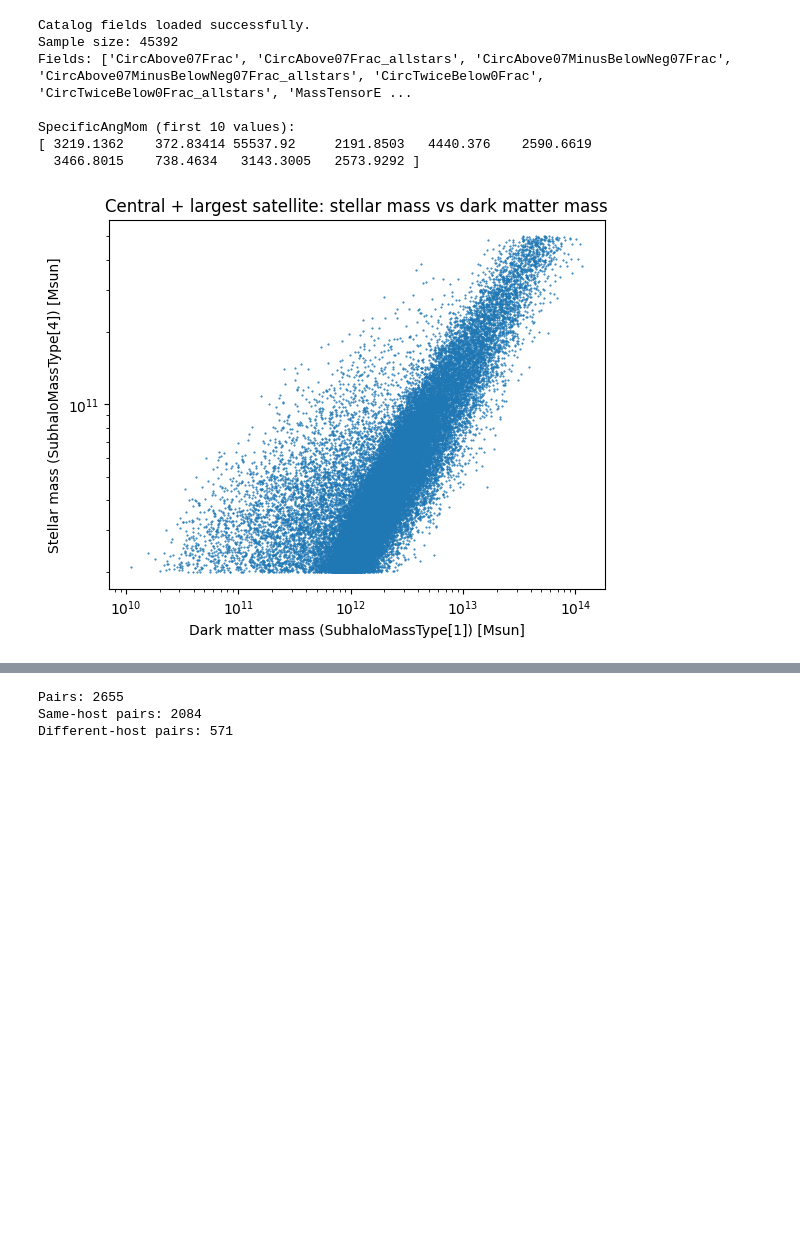
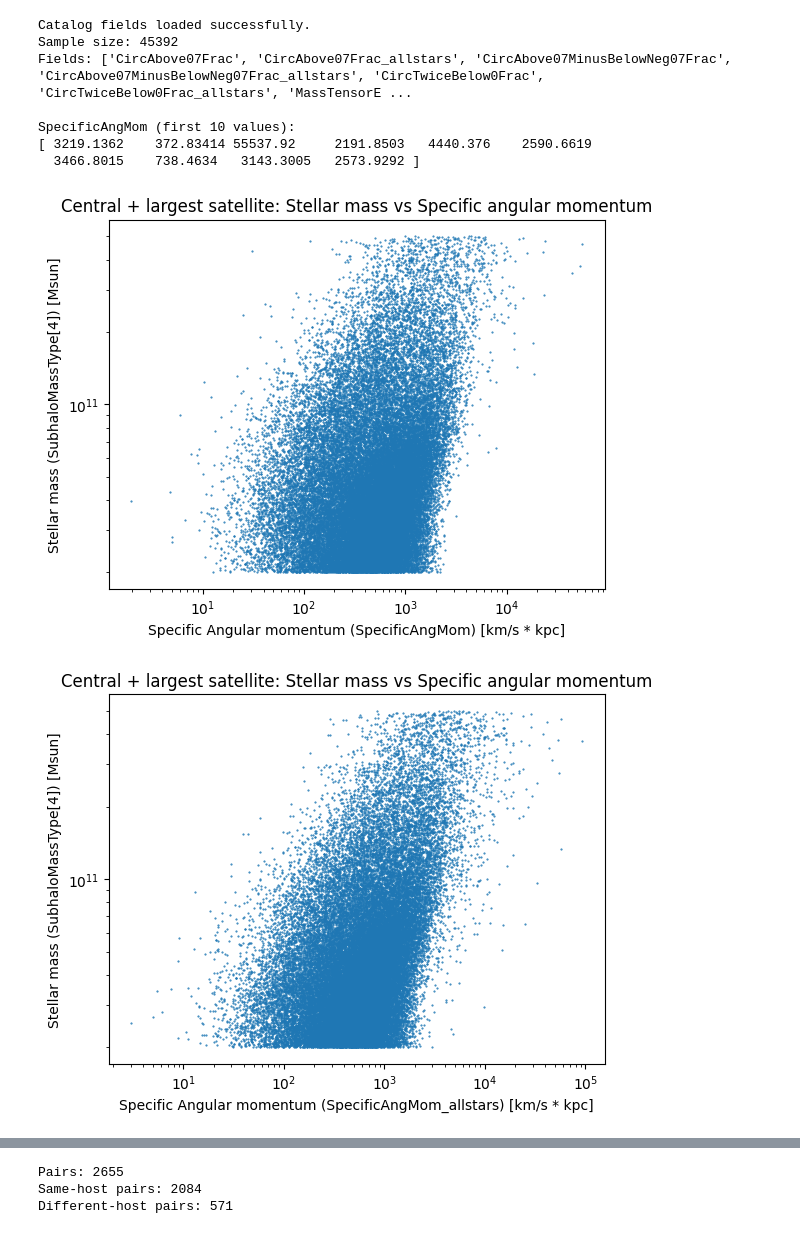
Before and after one commit to topesonen/dsp-cosmology, a Jupyter notebook: notebooks/explore_using_module_and_catalog.ipynb, the cells around one changed output, grey strips where cells are left out. Cells and saved outputs as stored; diff of their text form; code cells hidden in the pictures; blank space fills up the shorter version.

Commit message:
Add plots

```diff
--- a/notebooks/explore_using_module_and_catalog.ipynb
+++ b/notebooks/explore_using_module_and_catalog.ipynb
@@ -164,17 +165,29 @@ SpecificAngMom (first 10 values):
 [ 3219.1362    372.83414 55537.92     2191.8503   4440.376    2590.6619
   3466.8015    738.4634   3143.3005   2573.9292 ]
 # %%
+# SpecificAngMom against mass
 # SubhaloMassType units are 1e10 Msun/h
 mstar = sample.mtype[:, 4].astype(np.float64) * 1e10 / h
-mdm = sample.mtype[:, 1].astype(np.float64) * 1e10 / h
 
 plt.figure()
-plt.plot(mdm, mstar, ".", markersize=1.0)
+plt.plot(catalog_data['SpecificAngMom'], mstar, ".", markersize=1.0)
 plt.xscale("log")
 plt.yscale("log")
-plt.xlabel("Dark matter mass (SubhaloMassType[1]) [Msun]")
+plt.xlabel("Specific Angular momentum (SpecificAngMom) [km/s * kpc]")
 plt.ylabel("Stellar mass (SubhaloMassType[4]) [Msun]")
-plt.title("Central + largest satellite: stellar mass vs dark matter mass")
+plt.title("Central + largest satellite: Stellar mass vs Specific angular momentum")
 plt.show()
+
+# Allstars
+# Fields are also computed including all stars in the subhalo. These are available as the _allstars datasets
+plt.figure()
+plt.plot(catalog_data['SpecificAngMom_allstars'], mstar, ".", markersize=1.0)
+plt.xscale("log")
+plt.yscale("log")
+plt.xlabel("Specific Angular momentum (SpecificAngMom_allstars) [km/s * kpc]")
+plt.ylabel("Stellar mass (SubhaloMassType[4]) [Msun]")
+plt.title("Central + largest satellite: Stellar mass vs Specific angular momentum")
+plt.show()
 # %% [output]
-[figure, old version]
+[figure, new version]
+[figure, added]
```
Also changed, not shown: parts of 11 cells of this notebook.
